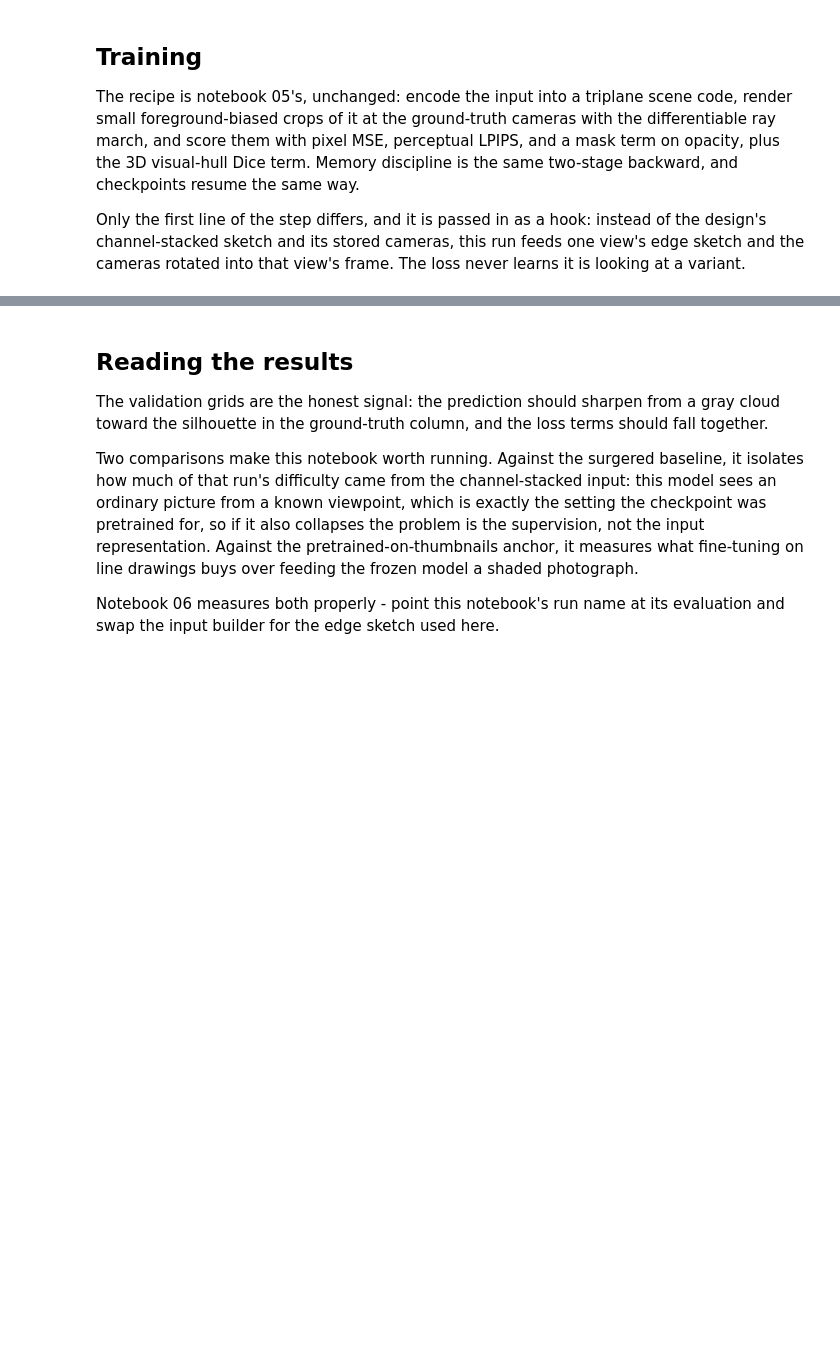
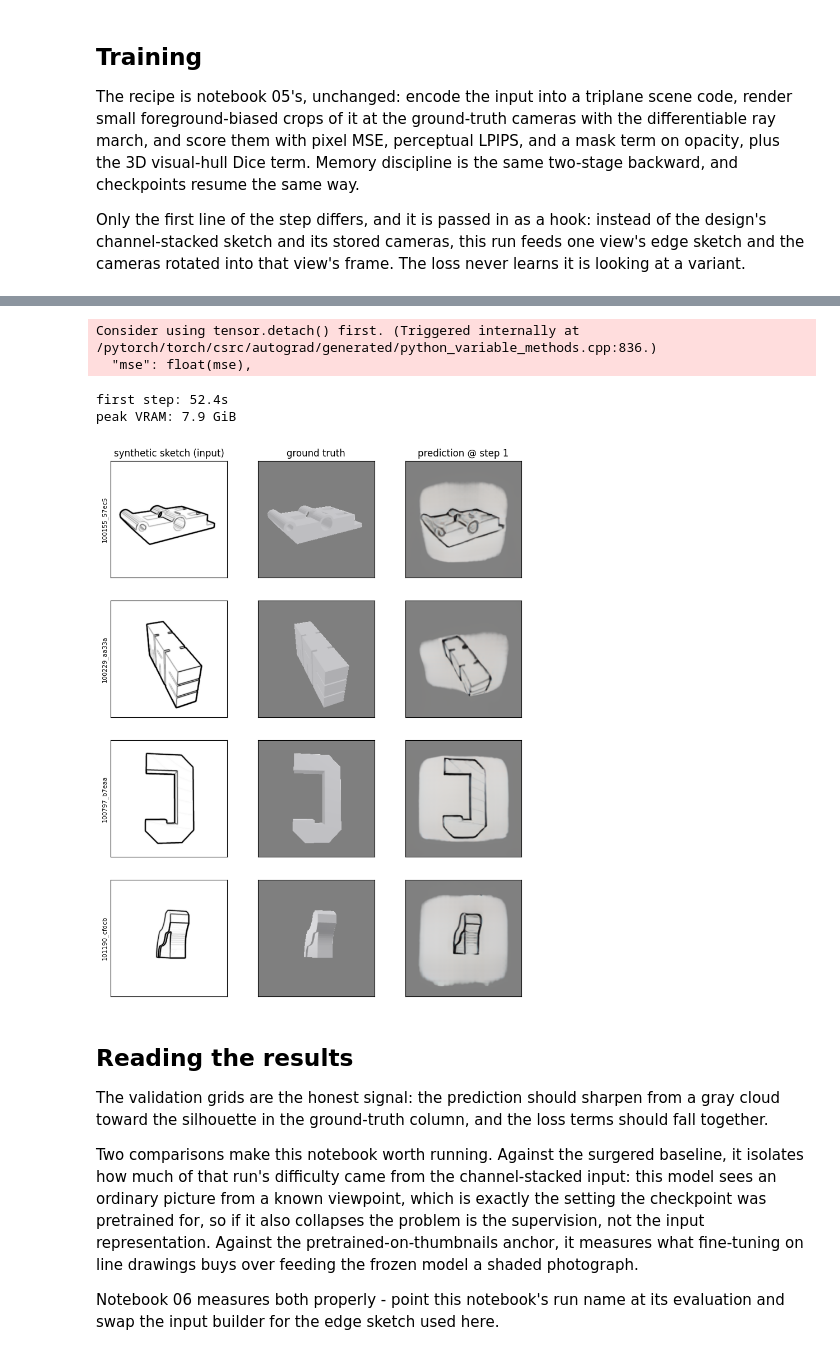
Before and after one commit to SattamAltwaim/StarX, a Jupyter notebook: experiments/09_synthetic_sketches.ipynb, the cells around one changed output, grey strips where cells are left out. Saved outputs shown, nothing was run; the diff lists cells and outputs as text; code cells hidden in the pictures; blank space fills up the shorter version.

```diff
--- a/experiments/09_synthetic_sketches.ipynb
+++ b/experiments/09_synthetic_sketches.ipynb
@@ -529,22 +582,16 @@ grid_dir = rdir / "val_grids"
 grid_dir.mkdir(parents=True, exist_ok=True)
 val_items = [val_dataset[i] for i in range(min(4, len(val_dataset)))]
 
-# a camera that saw none of the supervision for this input: because the
-# frame is canonicalized to the input view, azimuth 90 is a true quarter
-# turn away from it. A prediction that is really a flat billboard facing
-# the input camera looks correct in column 3 and collapses in column 4.
-NOVEL_VIEW = cameras.build_spherical_c2w(90.0, 20.0, CAMERA_DISTANCE)
-
 
 def render_val_grid(items, step):
-    """Sketch | ground truth | prediction | the same prediction, turned.
+    """Sketch | ground truth | current prediction, one row per design.
 
     Validation always uses each design's view 0 as the input, so the rows
     are comparable across steps (training keeps rotating the input view).
     """
     model.eval()
     model.renderer.set_chunk_size(cfg.eval_chunk)
-    fig, axes = plt.subplots(len(items), 4, figsize=(12.8, 3.1 * len(items)))
+    fig, axes = plt.subplots(len(items), 3, figsize=(9.6, 3.1 * len(items)))
     axes = np.atleast_2d(axes)
     with torch.no_grad():
         for row, item in enumerate(items):
@@ -558,21 +605,16 @@ def render_val_grid(items, step):
             with torch.autocast("cuda", dtype=AMP_DTYPE, enabled=device == "cuda"):
                 code = smodel.encode_sketches(model, sketch[None].to(device))[0]
             code = code.float()
-            renders = []
-            for c2w in (view_c2ws[0], NOVEL_VIEW):
-                rays_o, rays_d = cameras.rays_full(c2w, FOVY_DEG, cfg.gt_size)
-                rgb_fg, opacity = strain.render_rays(
-                    model, code, rays_o.to(device), rays_d.to(device)
-                )
-                renders.append(
-                    strain.composite_over_gray(rgb_fg, opacity).clamp(0, 1).cpu().numpy()
-                )
+            rays_o, rays_d = cameras.rays_full(view_c2ws[0], FOVY_DEG, cfg.gt_size)
+            rgb_fg, opacity = strain.render_rays(
+                model, code, rays_o.to(device), rays_d.to(device)
+            )
+            pred = strain.composite_over_gray(rgb_fg, opacity).clamp(0, 1).cpu().numpy()
             gt = item["views"][0].astype(np.float32) / 255.0
             gt = np.where(item["masks"][0][..., None], gt, 0.5)
             axes[row, 0].imshow(sketch[0], cmap="gray", vmin=0, vmax=1)
             axes[row, 1].imshow(gt)
-            axes[row, 2].imshow(renders[0])
-            axes[row, 3].imshow(renders[1])
+            axes[row, 2].imshow(pred)
             axes[row, 0].set_ylabel(item["design_id"][:12], fontsize=8)
     for ax in axes.ravel():
         ax.set_xticks([])
@@ -580,7 +622,6 @@ def render_val_grid(items, step):
     axes[0, 0].set_title("synthetic sketch (input)")
     axes[0, 1].set_title("ground truth")
     axes[0, 2].set_title(f"prediction @ step {step}")
-    axes[0, 3].set_title("prediction, turned 90 deg")
     model.renderer.set_chunk_size(0)
     model.train()
     return fig
@@ -594,33 +635,39 @@ for step in progress:
     totals = train_step(step)
     if step == start_step:
         print(f"first step: {time.time() - step_started:.1f}s")
         if device == "cuda":
             print(f"peak VRAM: {torch.cuda.max_memory_allocated() / 2**30:.1f} GiB")
     progress.set_postfix(loss=f"{totals['loss']:.3f}")
     completed = step + 1
     if completed % 50 == 0 or completed == cfg.total_steps:
         checkpoint.append_log(log_path, {"step": completed, **totals})
     if completed % cfg.ckpt_every == 0 or completed == cfg.total_steps:
         checkpoint.save_checkpoint(
             rdir,
             completed,
             {
                 "model": smodel.trainable_state_dict(model),
                 "optimizer": optimizer.state_dict(),
                 "scheduler": scheduler.state_dict(),
                 "rng": checkpoint.rng_states(),
             },
             keep_k=cfg.keep_k,
         )
     if (
         completed % cfg.val_every == 0
         or completed == cfg.total_steps
         or completed == start_step + 1
     ):
         fig = render_val_grid(val_items, completed)
         fig.savefig(grid_dir / f"step_{completed:07d}.png", dpi=110, bbox_inches="tight")
         plt.show()
 print("training loop finished")
+# %% [output]
+Consider using tensor.detach() first. (Triggered internally at /pytorch/torch/csrc/autograd/generated/python_variable_methods.cpp:836.)
+  "mse": float(mse),
+first step: 52.4s
+peak VRAM: 7.9 GiB
+[figure, added]
 # %%
 # The full training history: loss terms (log scale) and the LR schedule.
 history = checkpoint.read_log(log_path)
```
Also changed, not shown: parts of 16 cells of this notebook.
